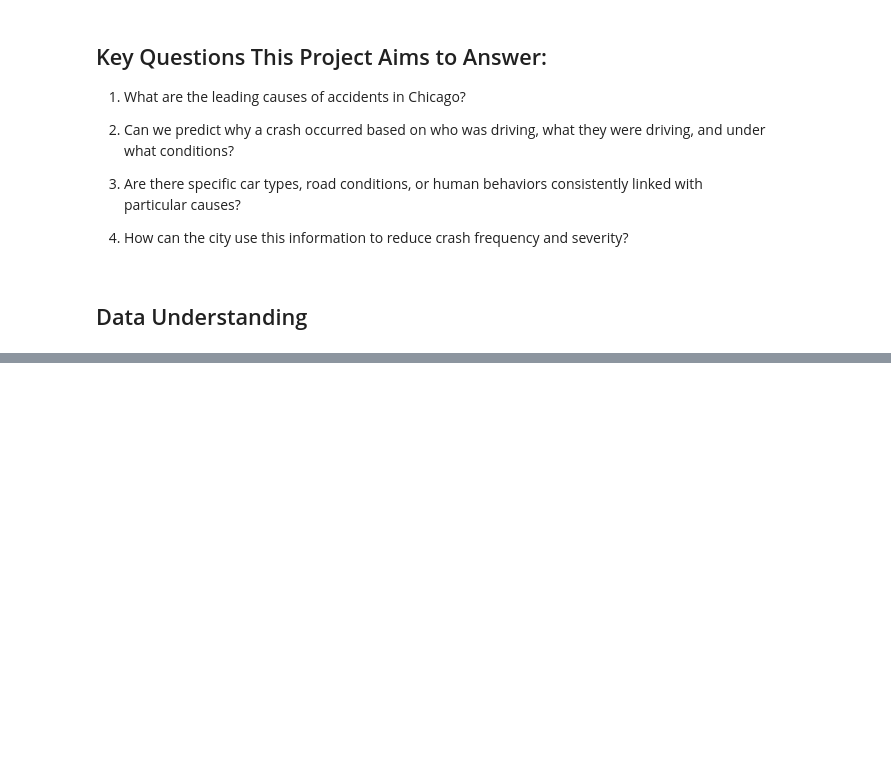
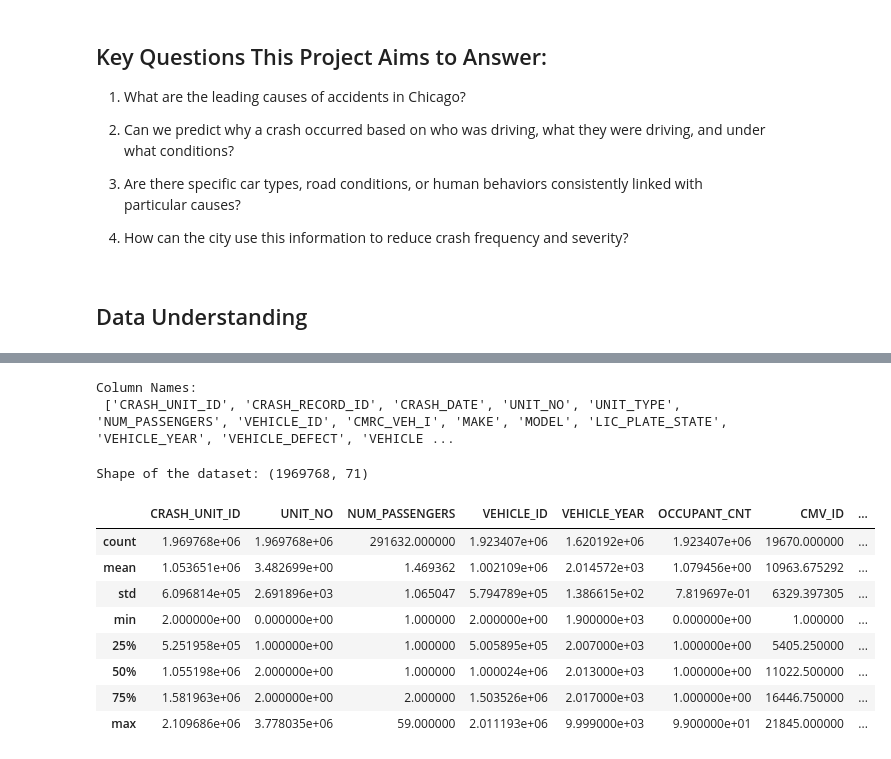
Before and after one commit to jedidahkathure/Car-Crash-Analysis-Project, a Jupyter notebook: ChicagoCrash.ipynb, the cells around one changed output, grey strips where cells are left out. Cells and saved outputs as stored; diff of their text form; code cells hidden in the pictures; blank space fills up the shorter version.

```diff
--- a/ChicagoCrash.ipynb
+++ b/ChicagoCrash.ipynb
@@ -35,0 +114,21 @@ The Chicago Department of Transportation aims to investigate the root causes of
+# %%
+print("\nColumn Names:\n", vehicles_df.columns.tolist())
+# %% [output]
+Column Names:
+ ['CRASH_UNIT_ID', 'CRASH_RECORD_ID', 'CRASH_DATE', 'UNIT_NO', 'UNIT_TYPE', 'NUM_PASSENGERS', 'VEHICLE_ID', 'CMRC_VEH_I', 'MAKE', 'MODEL', 'LIC_PLATE_STATE', 'VEHICLE_YEAR', 'VEHICLE_DEFECT', 'VEHICLE ...
+# %%
+print("Shape of the dataset:", vehicles_df.shape)
+# %% [output]
+Shape of the dataset: (1969768, 71)
+# %%
+vehicles_df.describe()
+# %% [output]
+|  | CRASH_UNIT_ID | UNIT_NO | NUM_PASSENGERS | VEHICLE_ID | VEHICLE_YEAR | OCCUPANT_CNT | CMV_ID | ... |
+| count | 1.969768e+06 | 1.969768e+06 | 291632.000000 | 1.923407e+06 | 1.620192e+06 | 1.923407e+06 | 19670.000000 | ... |
+| mean | 1.053651e+06 | 3.482699e+00 | 1.469362 | 1.002109e+06 | 2.014572e+03 | 1.079456e+00 | 10963.675292 | ... |
+| std | 6.096814e+05 | 2.691896e+03 | 1.065047 | 5.794789e+05 | 1.386615e+02 | 7.819697e-01 | 6329.397305 | ... |
+| min | 2.000000e+00 | 0.000000e+00 | 1.000000 | 2.000000e+00 | 1.900000e+03 | 0.000000e+00 | 1.000000 | ... |
+| 25% | 5.251958e+05 | 1.000000e+00 | 1.000000 | 5.005895e+05 | 2.007000e+03 | 1.000000e+00 | 5405.250000 | ... |
+| 50% | 1.055198e+06 | 2.000000e+00 | 1.000000 | 1.000024e+06 | 2.013000e+03 | 1.000000e+00 | 11022.500000 | ... |
+| 75% | 1.581963e+06 | 2.000000e+00 | 2.000000 | 1.503526e+06 | 2.017000e+03 | 1.000000e+00 | 16446.750000 | ... |
+| max | 2.109686e+06 | 3.778035e+06 | 59.000000 | 2.011193e+06 | 9.999000e+03 | 9.900000e+01 | 21845.000000 | ... |
```
Also changed, not shown: parts of 9 cells of this notebook.
